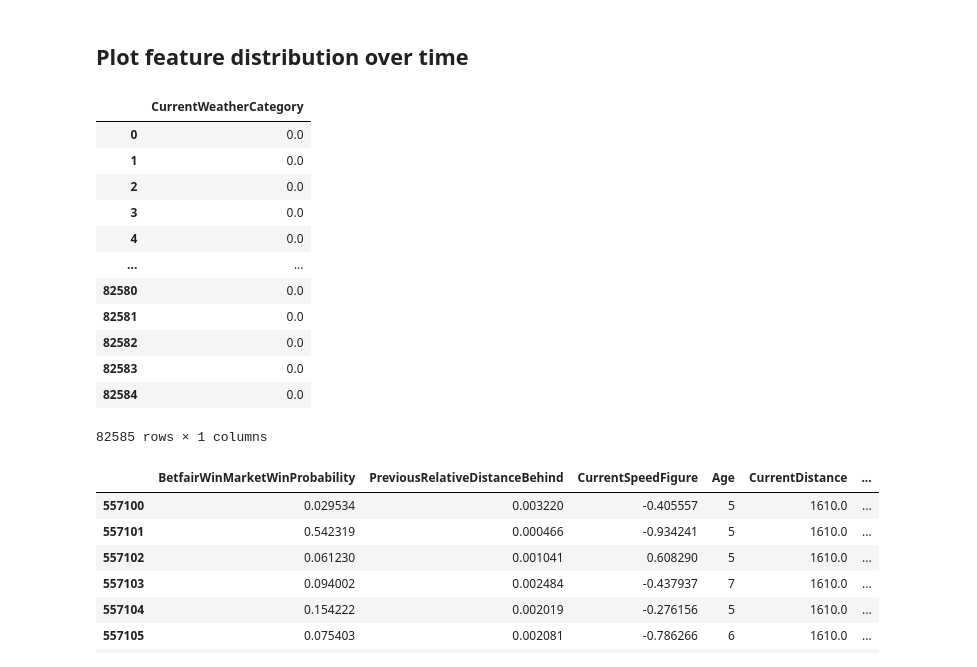
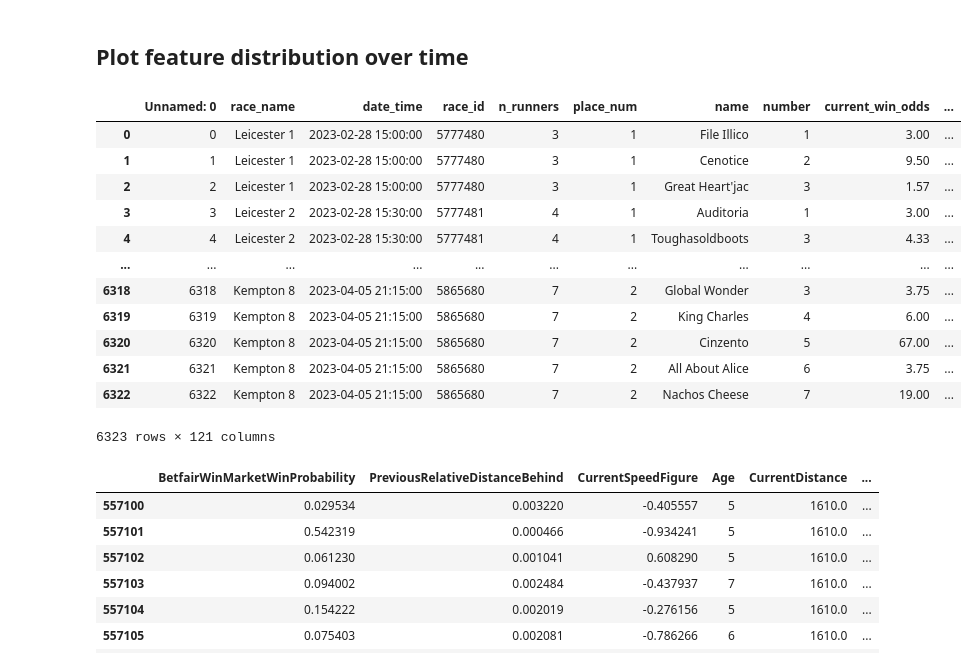
Before and after one commit to Dateb/WageringSystem, a Jupyter notebook: notebooks/EDA.ipynb, the cells around one changed output. Saved outputs shown, nothing was run; the diff lists cells and outputs as text; code cells hidden in the pictures.

```diff
--- a/notebooks/EDA.ipynb
+++ b/notebooks/EDA.ipynb
@@ -3,24 +3,24 @@
 # %%
 import pandas as pd
 import seaborn as sns
 
 races_df = pd.read_csv("../data/races.csv")
 
-races_df[["CurrentWeatherCategory"]]
+races_df
 # %% [output]
-|  | CurrentWeatherCategory |
-| 0 | 0.0 |
-| 1 | 0.0 |
-| 2 | 0.0 |
-| 3 | 0.0 |
-| 4 | 0.0 |
-| ... | ... |
-| 82580 | 0.0 |
-| 82581 | 0.0 |
-| 82582 | 0.0 |
-| 82583 | 0.0 |
-| 82584 | 0.0 |
+|  | Unnamed: 0 | race_name | date_time | race_id | n_runners | place_num | name | number | current_win_odds | ... |
+| 0 | 0 | Leicester 1 | 2023-02-28 15:00:00 | 5777480 | 3 | 1 | File Illico | 1 | 3.00 | ... |
+| 1 | 1 | Leicester 1 | 2023-02-28 15:00:00 | 5777480 | 3 | 1 | Cenotice | 2 | 9.50 | ... |
+| 2 | 2 | Leicester 1 | 2023-02-28 15:00:00 | 5777480 | 3 | 1 | Great Heart'jac | 3 | 1.57 | ... |
+| 3 | 3 | Leicester 2 | 2023-02-28 15:30:00 | 5777481 | 4 | 1 | Auditoria | 1 | 3.00 | ... |
+| 4 | 4 | Leicester 2 | 2023-02-28 15:30:00 | 5777481 | 4 | 1 | Toughasoldboots | 3 | 4.33 | ... |
+| ... | ... | ... | ... | ... | ... | ... | ... | ... | ... | ... |
+| 6318 | 6318 | Kempton 8 | 2023-04-05 21:15:00 | 5865680 | 7 | 2 | Global Wonder | 3 | 3.75 | ... |
+| 6319 | 6319 | Kempton 8 | 2023-04-05 21:15:00 | 5865680 | 7 | 2 | King Charles | 4 | 6.00 | ... |
+| 6320 | 6320 | Kempton 8 | 2023-04-05 21:15:00 | 5865680 | 7 | 2 | Cinzento | 5 | 67.00 | ... |
+| 6321 | 6321 | Kempton 8 | 2023-04-05 21:15:00 | 5865680 | 7 | 2 | All About Alice | 6 | 3.75 | ... |
+| 6322 | 6322 | Kempton 8 | 2023-04-05 21:15:00 | 5865680 | 7 | 2 | Nachos Cheese | 7 | 19.00 | ... |
-82585 rows × 1 columns
+6323 rows × 121 columns
 # %%
 races_df[races_df["race_id"] == 5752117][['BetfairWinMarketWinProbability', 'PreviousRelativeDistanceBehind', 'CurrentSpeedFigure', 'Age', 'CurrentDistance', 'HasTrackChanged', 'CurrentRaceType', 'PulledUpPreviousRace', 'WeightAllowanceExtractor', 'AgeFrom', 'AgeTo', 'HasVisor', 'HasHood', 'HasCheekPieces', 'OneYearStartCount', 'HasFewStartsInTwoYears', 'HorseWinRate', 'JockeyWinRate', 'TrainerWinRate', 'OwnerWinRate', 'DamSireWinRate', 'HorseTrainerWinRate', 'HorseBreederWinRate', 'JockeySurfaceWinRate', 'TrainerSurfaceWinRate', 'TrainerTrackWinRate', 'HorseShowRate', 'JockeyShowRate', 'DamShowRate', 'DamSireShowRate', 'JockeyDistanceShowRate', 'JockeySurfaceShowRate', 'JockeyClassShowRate', 'TrainerDistanceShowRate', 'TrainerClassShowRate', 'JockeyPurseRate', 'TrainerPurseRate', 'DamPurseRate', 'HorseJockeyPurseRate', 'HorseTrainerPurseRate', 'HorseBreederPurseRate', 'JockeySurfacePurseRate', 'JockeyTrackPurseRate', 'TrainerDistancePurseRate', 'TrainerClassPurseRate', 'JockeyPercentageBeaten', 'TrainerPercentageBeaten', 'BreederPercentageBeaten', 'OwnerPercentageBeaten', 'SirePercentageBeaten', 'DamPercentageBeaten', 'HorseJockeyPercentageBeaten', 'JockeyDistancePercentageBeaten', 'JockeyClassPercentageBeaten', 'TrainerTrackPercentageBeaten', 'DayOfYearCos', 'CurrentRaceTypeDetail', 'WeightAdvantage']]
 # %% [output]
```
Also changed, not shown: 12 other files.
